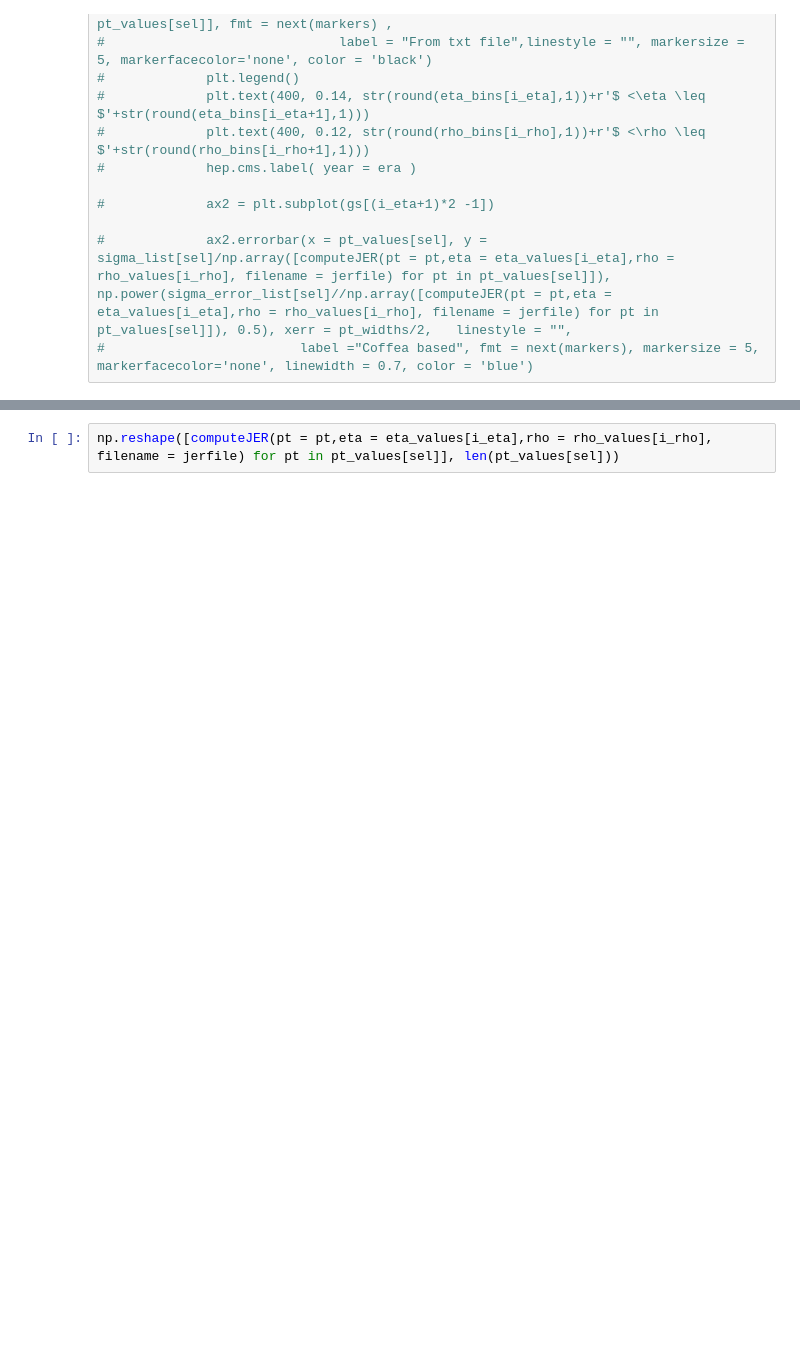
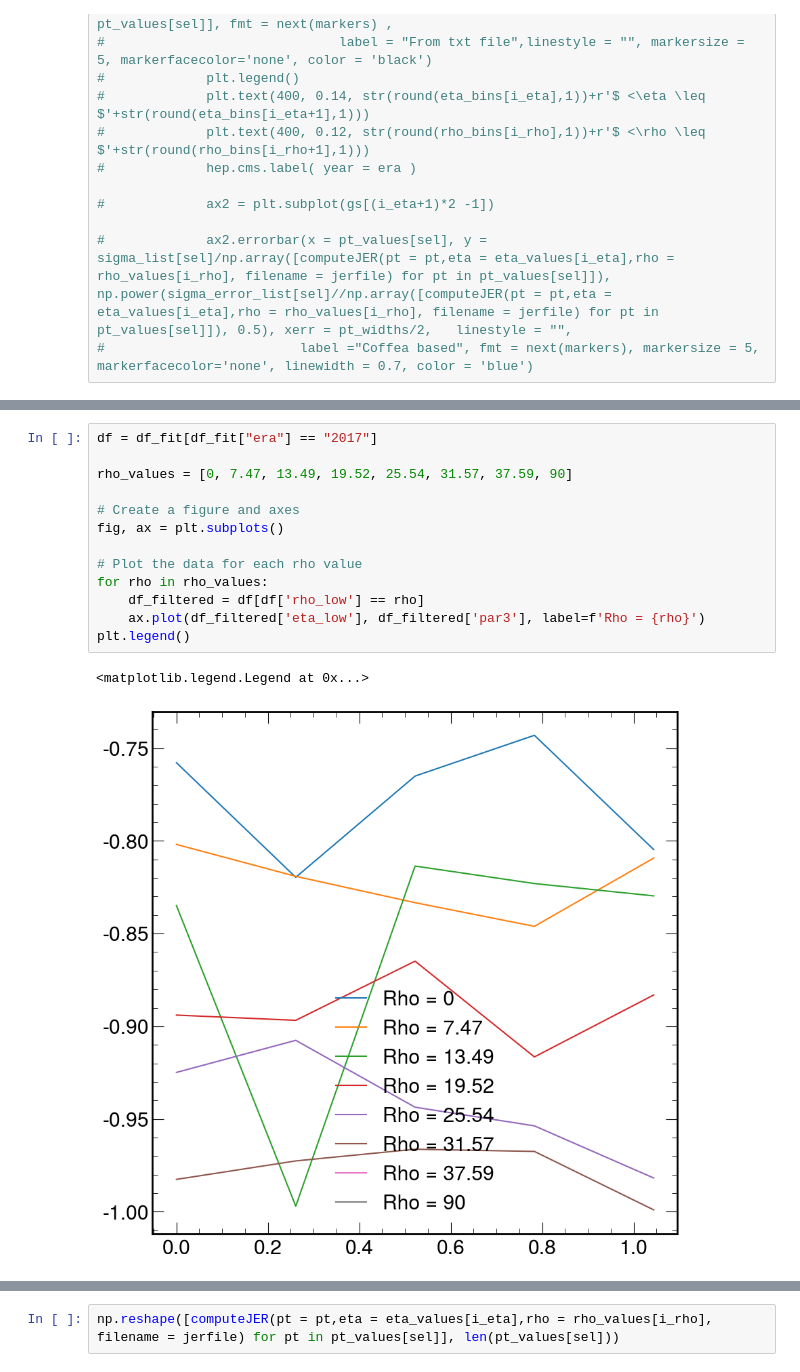
Before and after one commit to mandalaritra1/JERcoffeacasa, a Jupyter notebook: plotting.ipynb, the cells around one changed output, grey strips where cells are left out. Cells and saved outputs as stored; diff of their text form; blank space fills up the shorter version.

```diff
--- a/plotting.ipynb
+++ b/plotting.ipynb
@@ -269,0 +283,16 @@ for era in eras:
+# %%
+df = df_fit[df_fit["era"] == "2017"]
+
+rho_values = [0, 7.47, 13.49, 19.52, 25.54, 31.57, 37.59, 90]
+
+# Create a figure and axes
+fig, ax = plt.subplots()
+
+# Plot the data for each rho value
+for rho in rho_values:
+    df_filtered = df[df['rho_low'] == rho]
+    ax.plot(df_filtered['eta_low'], df_filtered['par3'], label=f'Rho = {rho}')
+plt.legend()
+# %% [output]
+<matplotlib.legend.Legend at 0x...>
+[figure, added]
```
Also changed, not shown: parts of 16 cells of this notebook, 6 other files.
